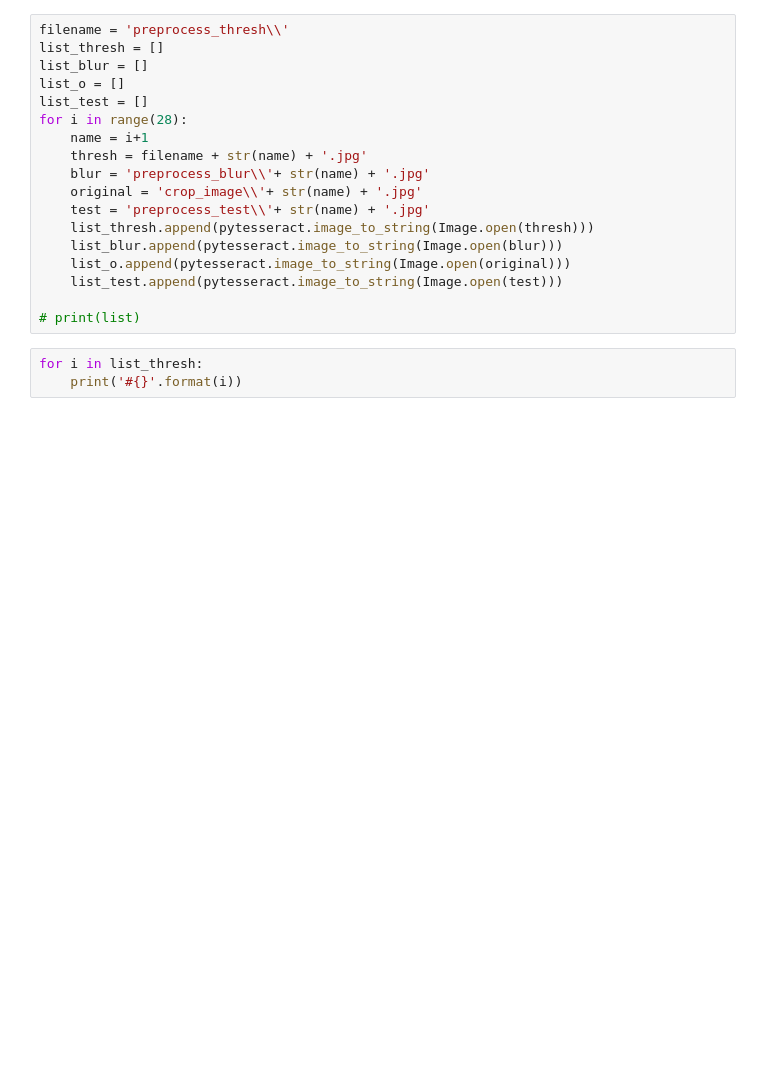
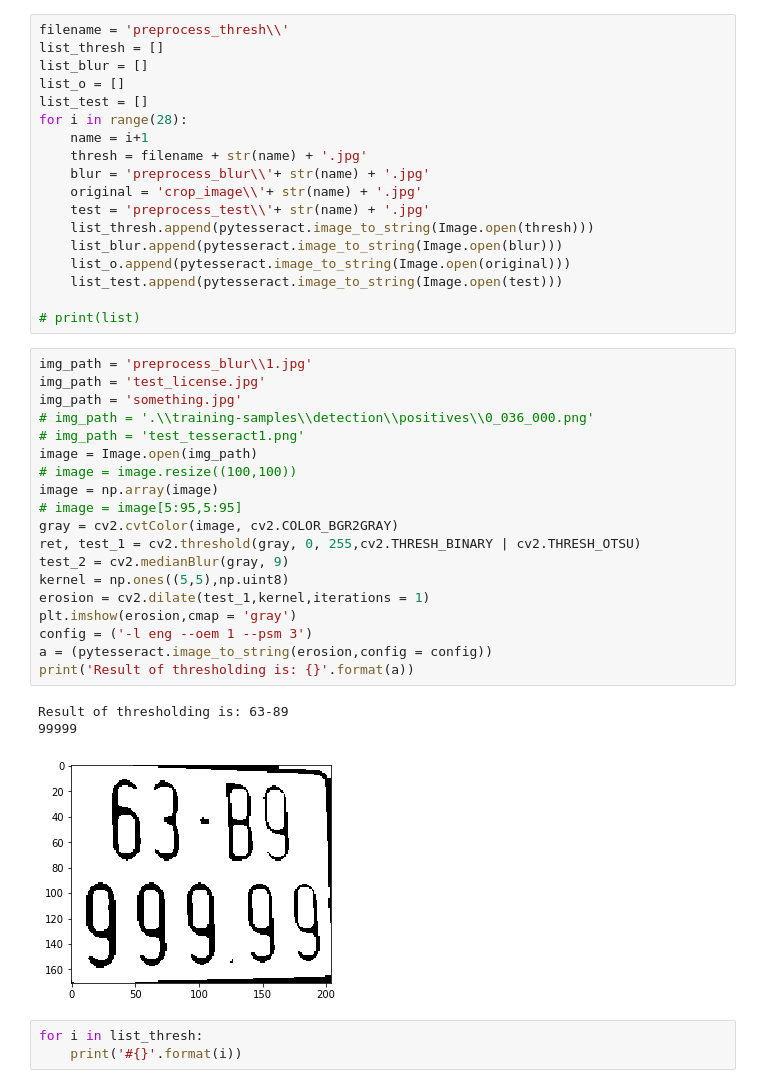
Before and after one commit to lhgiang149/License-Plate-detection, a Jupyter notebook: Regconize digits.ipynb, the cells around one changed output. Saved outputs shown, nothing was run; the diff lists cells and outputs as text; blank space fills up the shorter version.

```diff
--- a/Regconize digits.ipynb
+++ b/Regconize digits.ipynb
@@ -55,6 +55,29 @@ for i in range(28):
     list_test.append(pytesseract.image_to_string(Image.open(test)))
 
 # print(list)
+# %%
+img_path = 'preprocess_blur\\1.jpg'
+img_path = 'test_license.jpg'
+img_path = 'something.jpg'
+# img_path = '.\\training-samples\\detection\\positives\\0_036_000.png'
+# img_path = 'test_tesseract1.png'
+image = Image.open(img_path)
+# image = image.resize((100,100))
+image = np.array(image)
+# image = image[5:95,5:95]
+gray = cv2.cvtColor(image, cv2.COLOR_BGR2GRAY)
+ret, test_1 = cv2.threshold(gray, 0, 255,cv2.THRESH_BINARY | cv2.THRESH_OTSU)
+test_2 = cv2.medianBlur(gray, 9)
+kernel = np.ones((5,5),np.uint8)
+erosion = cv2.dilate(test_1,kernel,iterations = 1)
+plt.imshow(erosion,cmap = 'gray')
+config = ('-l eng --oem 1 --psm 3')
+a = (pytesseract.image_to_string(erosion,config = config))
+print('Result of thresholding is: {}'.format(a))
+# %% [output]
+Result of thresholding is: 63-89
+99999
+[figure, added]
 # %%
 for i in list_thresh:
     print('#{}'.format(i))
```
Also changed, not shown: 5 other files.
